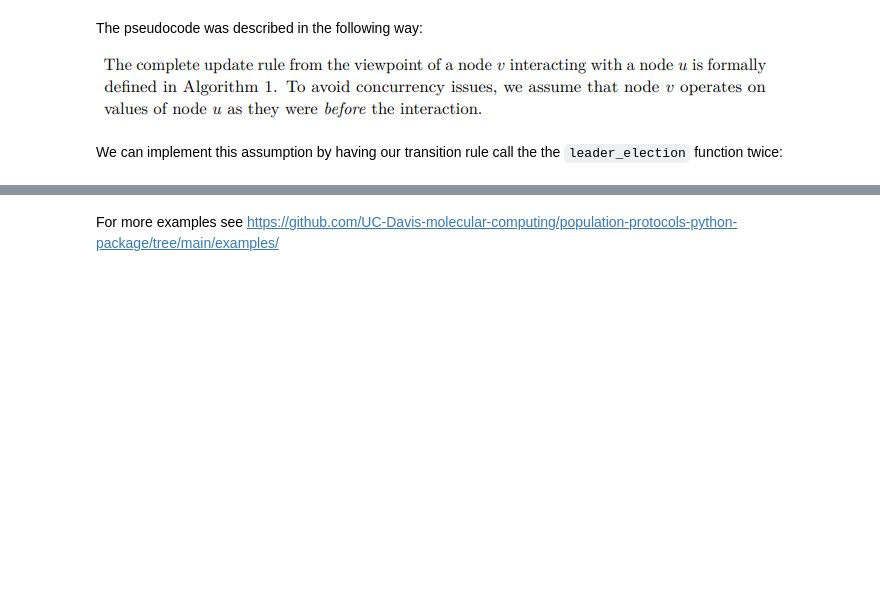
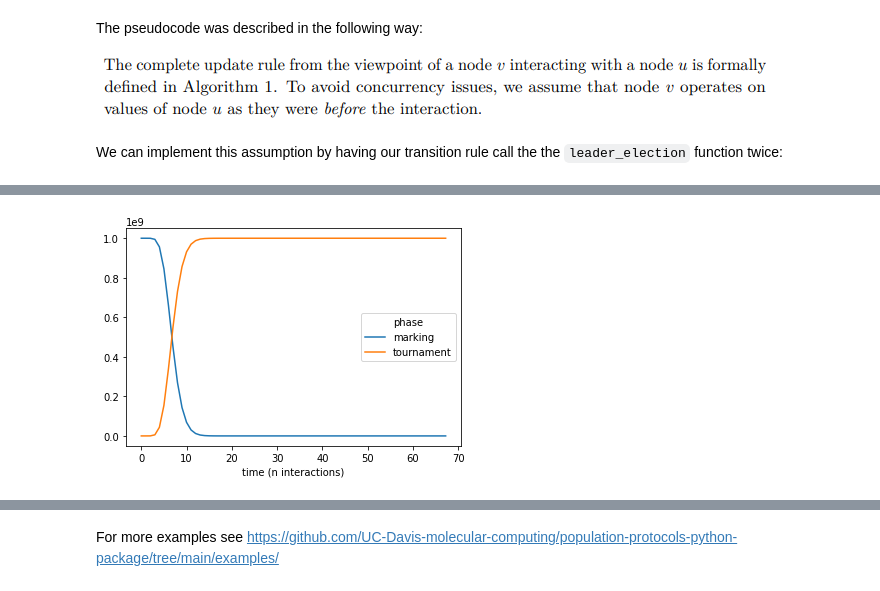
Before and after one commit to UC-Davis-molecular-computing/ppsim, a Jupyter notebook: README.ipynb, the cells around one changed output, grey strips where cells are left out. Saved outputs shown, nothing was run; the diff lists cells and outputs as text; code cells hidden in the pictures; blank space fills up the shorter version.

```diff
--- a/README.ipynb
+++ b/README.ipynb
@@ -372,0 +425,5 @@ sim.config_dict
+# %%
+sim.history.groupby('phase', axis=1).sum().plot()
+plt.show()
+# %% [output]
+[figure, added]
```
Also changed, not shown: parts of 29 cells of this notebook, 14 other files.
